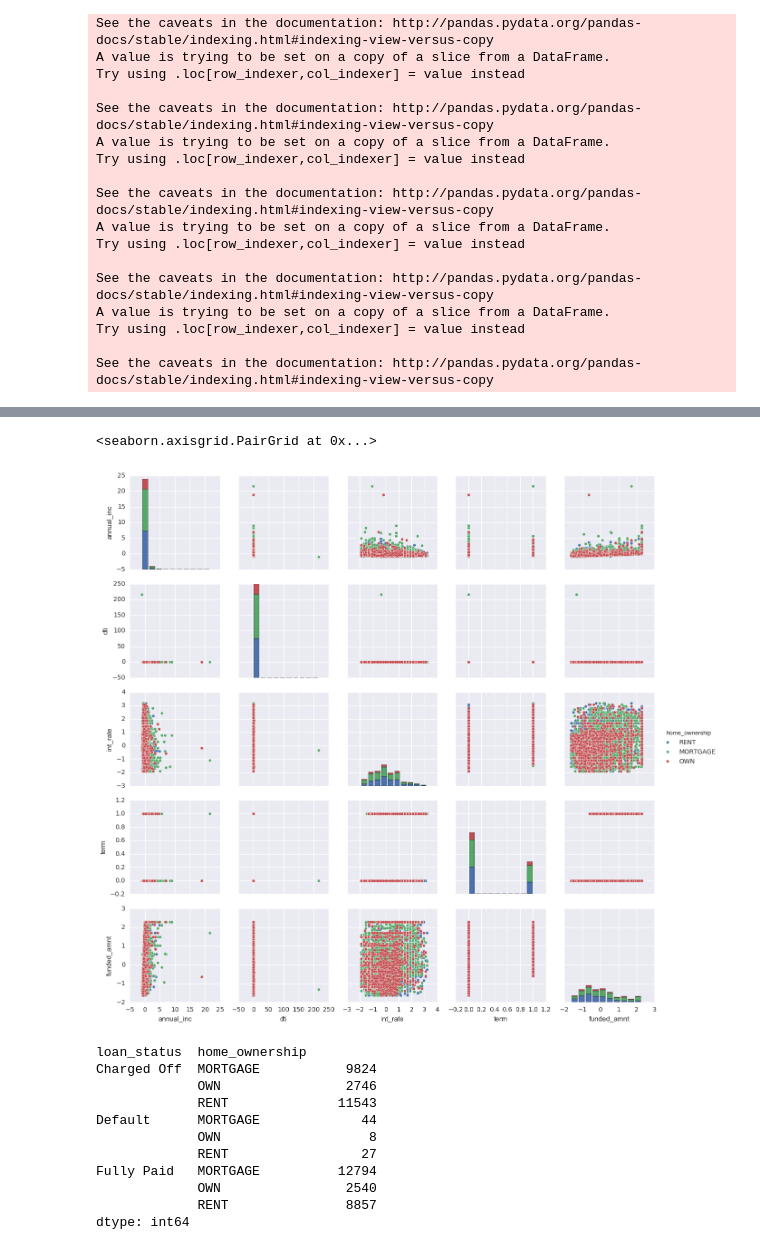
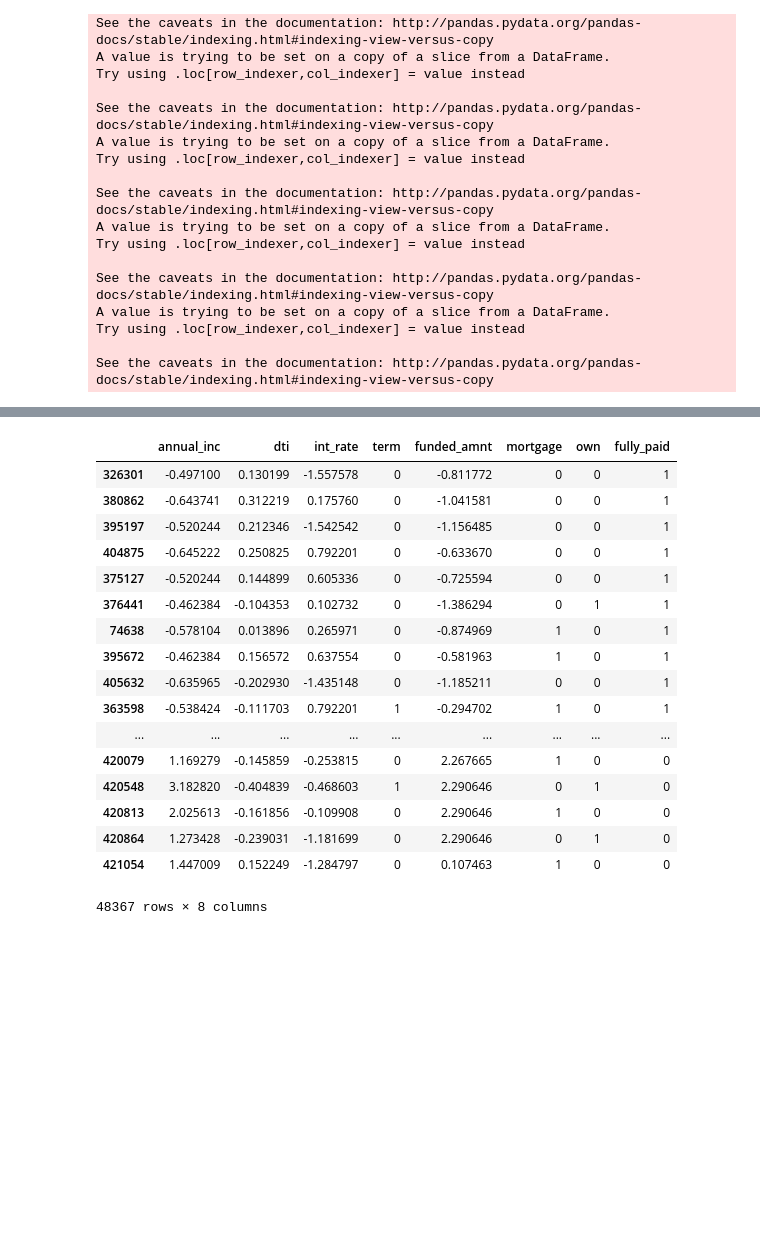
Before and after one commit to kstan1616/Data-Science-Work, a Jupyter notebook: Projects/Lending Model.ipynb, the cells around one changed output, grey strips where cells are left out. Drawn from its saved outputs; the diff is of its cells as text; code cells hidden in the pictures; blank space fills up the shorter version.

```diff
--- a/Projects/Lending Model.ipynb
+++ b/Projects/Lending Model.ipynb
@@ -191,23 +141,26 @@ sns.pairplot(lending_df.sample(n = 10000), hue = "loan_status", vars=["annual_in
-# %%
-#and by home ownership
-sns.pairplot(lending_df.sample(n = 10000), hue = "home_ownership", vars=["annual_inc", "dti" , "int_rate", "term", "funded_amnt"] )
-# %% [output]
-<seaborn.axisgrid.PairGrid at 0x...>
-[figure, removed]
-# %%
-pd.pivot_table(lending_df[["loan_status", "home_ownership"]], index =["loan_status", "home_ownership"], aggfunc=len)
-# %% [output]
-loan_status  home_ownership
-Charged Off  MORTGAGE           9824
-             OWN                2746
-             RENT              11543
-Default      MORTGAGE             44
-             OWN                   8
-             RENT                 27
-Fully Paid   MORTGAGE          12794
-             OWN                2540
-             RENT               8857
-dtype: int64
+# %%
+lending_df.drop('loan_status', axis=1, inplace=True)
+lending_df.drop('home_ownership', axis=1, inplace=True)
+lending_df.drop('inc_bracket', axis=1, inplace=True)
+# %% [output]
+|  | annual_inc | dti | int_rate | term | funded_amnt | mortgage | own | fully_paid |
+| 326301 | -0.497100 | 0.130199 | -1.557578 | 0 | -0.811772 | 0 | 0 | 1 |
+| 380862 | -0.643741 | 0.312219 | 0.175760 | 0 | -1.041581 | 0 | 0 | 1 |
+| 395197 | -0.520244 | 0.212346 | -1.542542 | 0 | -1.156485 | 0 | 0 | 1 |
+| 404875 | -0.645222 | 0.250825 | 0.792201 | 0 | -0.633670 | 0 | 0 | 1 |
+| 375127 | -0.520244 | 0.144899 | 0.605336 | 0 | -0.725594 | 0 | 0 | 1 |
+| 376441 | -0.462384 | -0.104353 | 0.102732 | 0 | -1.386294 | 0 | 1 | 1 |
+| 74638 | -0.578104 | 0.013896 | 0.265971 | 0 | -0.874969 | 1 | 0 | 1 |
+| 395672 | -0.462384 | 0.156572 | 0.637554 | 0 | -0.581963 | 1 | 0 | 1 |
+| 405632 | -0.635965 | -0.202930 | -1.435148 | 0 | -1.185211 | 0 | 0 | 1 |
+| 363598 | -0.538424 | -0.111703 | 0.792201 | 1 | -0.294702 | 1 | 0 | 1 |
+| ... | ... | ... | ... | ... | ... | ... | ... | ... |
+| 420079 | 1.169279 | -0.145859 | -0.253815 | 0 | 2.267665 | 1 | 0 | 0 |
+| 420548 | 3.182820 | -0.404839 | -0.468603 | 1 | 2.290646 | 0 | 1 | 0 |
+| 420813 | 2.025613 | -0.161856 | -0.109908 | 0 | 2.290646 | 1 | 0 | 0 |
+| 420864 | 1.273428 | -0.239031 | -1.181699 | 0 | 2.290646 | 0 | 1 | 0 |
+| 421054 | 1.447009 | 0.152249 | -1.284797 | 0 | 0.107463 | 1 | 0 | 0 |
+48367 rows × 8 columns
 # %%
 #convert dataframe into numpy matrix
 all_sub = lending_df.as_matrix()
```
Also changed, not shown: parts of 29 cells of this notebook, 1 other file.
